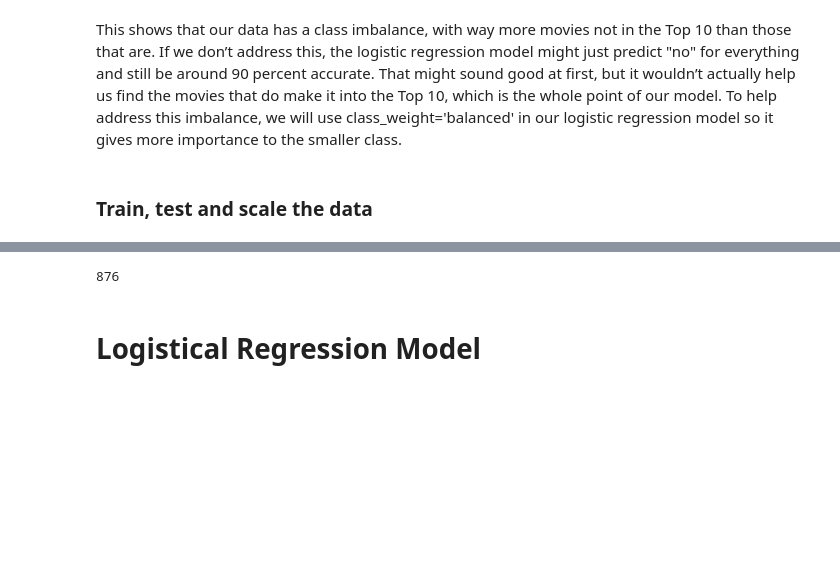
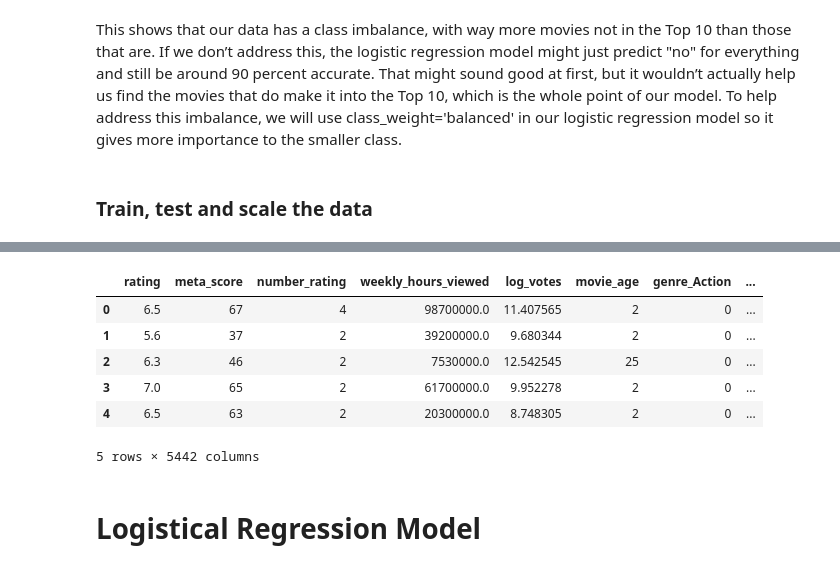
Before and after one commit to mopfun/Project_4_Grp_1, a Jupyter notebook: Netflix_Model.ipynb, the cells around one changed output, grey strips where cells are left out. Cells and saved outputs as stored; diff of their text form; code cells hidden in the pictures; blank space fills up the shorter version.

```diff
--- a/Netflix_Model.ipynb
+++ b/Netflix_Model.ipynb
@@ -330,0 +335,10 @@ categorical_dummies = pd.get_dummies(df)
+# %%
+# Need to handle the list we created for `all_genres`
+from sklearn.preprocessing import MultiLabelBinarizer
+
+mlb = MultiLabelBinarizer()
+genre_dummies = pd.DataFrame(
+    mlb.fit_transform(df['all_genres']),
+    columns=[f"genre_{g}" for g in mlb.classes_],
+    index=df.index
+)
@@ -330,0 +355,3 @@ categorical_dummies = pd.get_dummies(df)
+# %%
+categorical_cols = df[['cast1', 'cast2', 'cast3', 'cast4', 'director']]
+categorical_dummies = pd.get_dummies(categorical_cols)
@@ -330,0 +373,2 @@ categorical_dummies = pd.get_dummies(df)
+# %%
+numeric_columns = df[['rating',	'meta_score', 'number_rating', 'weekly_hours_viewed',	'log_votes', 'movie_age']]
@@ -331,20 +384,17 @@ categorical_dummies = pd.get_dummies(df)
 # %%
 # Split our preprocessed data into our features and target arrays
-X = categorical_dummies.drop(columns="cumulative_weeks_in_top_10", axis="columns")
-y = categorical_dummies["cumulative_weeks_in_top_10"]
+X = pd.concat([numeric_columns, genre_dummies, categorical_dummies], axis=1)
+y = df['netflix_top_10']
+
 # Split the preprocessed data into a training and testing dataset
-X_train, X_test, y_train, y_test = train_test_split(X, y, random_state=1)
-
-# Create a StandardScaler instances
-scaler = StandardScaler()
-
-# Fit the StandardScaler
-X_scaler = scaler.fit(X_train)
-
-# Scale the data
-X_train_scaled = X_scaler.transform(X_train)
-X_test_scaled = X_scaler.transform(X_test)
+X_train, X_test, y_train, y_test = train_test_split(X, y, random_state=42)
-# %%
-categorical_dummies.shape[1]
-# %% [output]
-876
+# %%
+X.head()
+# %% [output]
+|  | rating | meta_score | number_rating | weekly_hours_viewed | log_votes | movie_age | genre_Action | ... |
+| 0 | 6.5 | 67 | 4 | 98700000.0 | 11.407565 | 2 | 0 | ... |
+| 1 | 5.6 | 37 | 2 | 39200000.0 | 9.680344 | 2 | 0 | ... |
+| 2 | 6.3 | 46 | 2 | 7530000.0 | 12.542545 | 25 | 0 | ... |
+| 3 | 7.0 | 65 | 2 | 61700000.0 | 9.952278 | 2 | 0 | ... |
+| 4 | 6.5 | 63 | 2 | 20300000.0 | 8.748305 | 2 | 0 | ... |
+5 rows × 5442 columns
```
Also changed, not shown: parts of 49 cells of this notebook.
